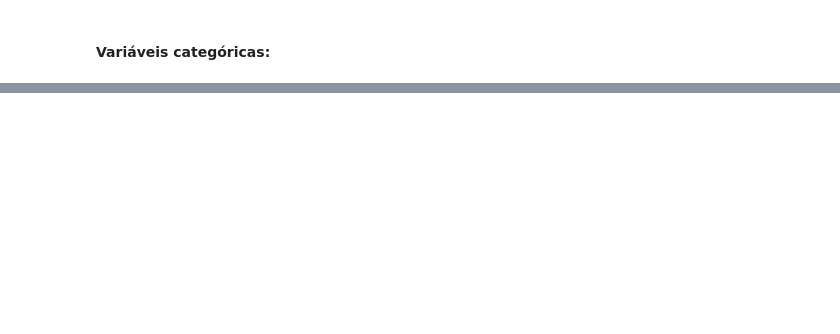
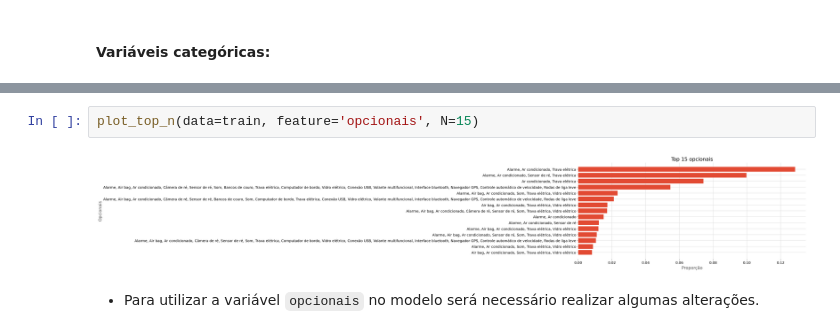
Before and after one commit to PatrickLeal/analise-carros-olx, a Jupyter notebook: notebooks/1. EDA.ipynb, the cells around one changed output, grey strips where cells are left out. Drawn from its saved outputs; the diff is of its cells as text; blank space fills up the shorter version.

```diff
--- a/notebooks/1. EDA.ipynb
+++ b/notebooks/1. EDA.ipynb
@@ -453,0 +479,6 @@ eda_tool.make_eda_plots(data=train, features=cat_features_to_plot, kind='barplot
+# %%
+plot_top_n(data=train, feature='opcionais', N=15)
+# %% [output]
+[figure, added]
+# %% [markdown]
+*   Para utilizar a variável `opcionais`  no modelo será necessário realizar algumas alterações.
```
Also changed, not shown: parts of 23 cells of this notebook, 1 other file.
